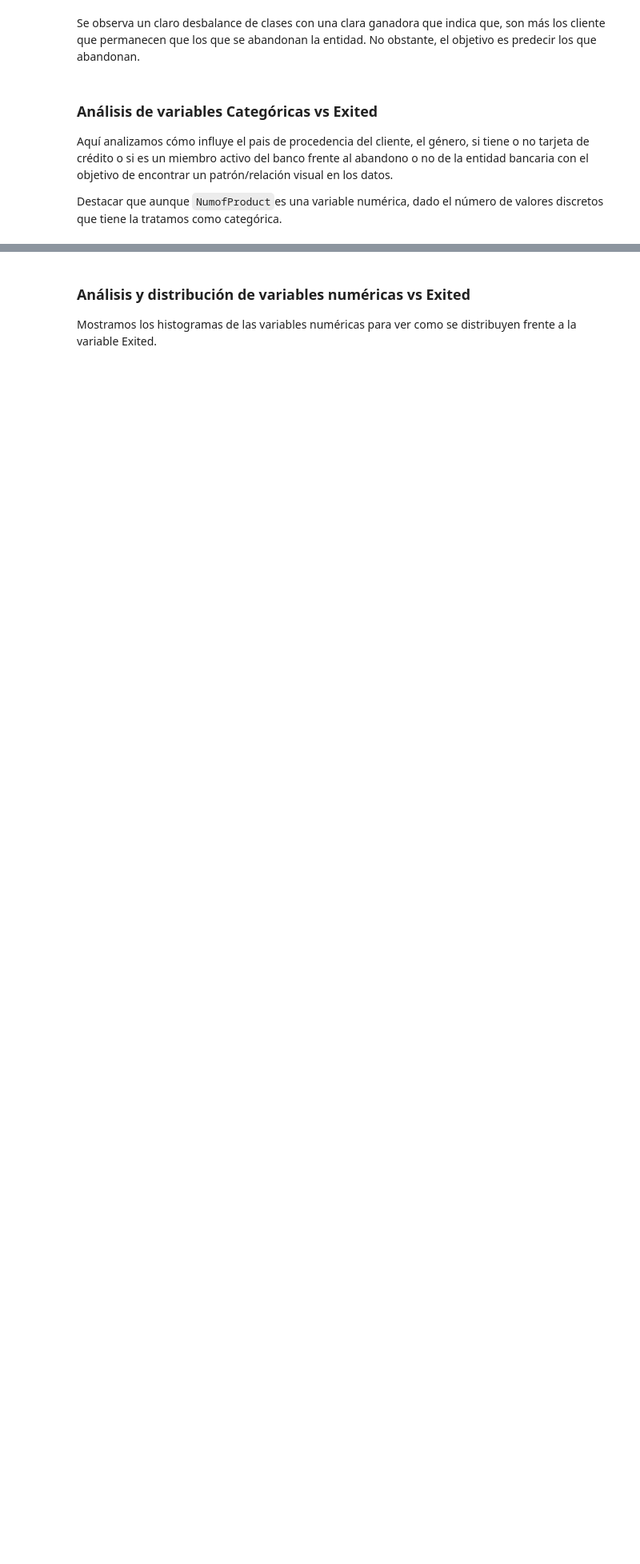
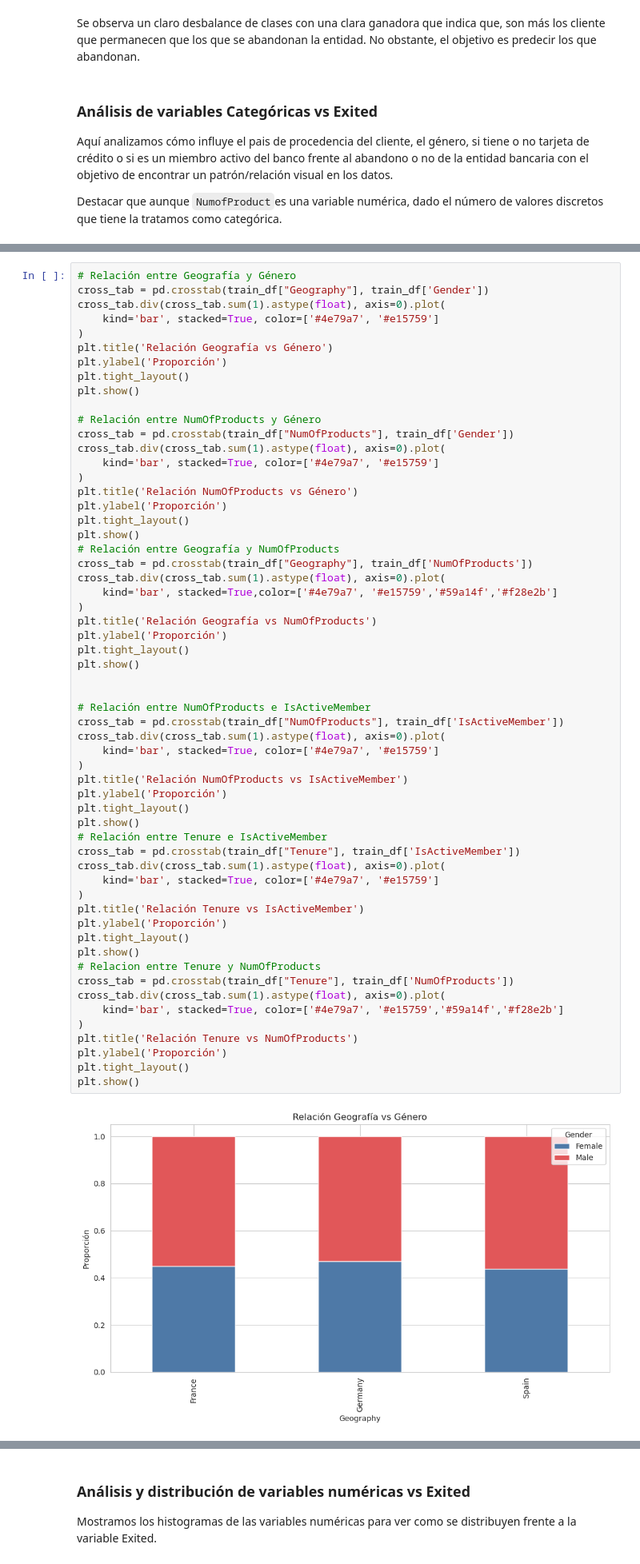
Before and after one commit to vidaldominguez/cdaa-customer-churn, a Jupyter notebook: customer_churn_eda.ipynb, the cells around one changed output, grey strips where cells are left out. Shown at 80% size. Drawn from its saved outputs; the diff is of its cells as text; blank space fills up the shorter version.

```diff
--- a/customer_churn_eda.ipynb
+++ b/customer_churn_eda.ipynb
@@ -259,3 +304,63 @@ Male    83.508212  16.491788
 3.0            19.672131   80.327869
 4.0             0.000000  100.000000
 [figure]
+# %%
+# Relación entre Geografía y Género
+cross_tab = pd.crosstab(train_df["Geography"], train_df['Gender'])
+cross_tab.div(cross_tab.sum(1).astype(float), axis=0).plot(
+    kind='bar', stacked=True, color=['#4e79a7', '#e15759']
+)
+plt.title('Relación Geografía vs Género')
+plt.ylabel('Proporción')
+plt.tight_layout()
+plt.show()
+
+# Relación entre NumOfProducts y Género
+cross_tab = pd.crosstab(train_df["NumOfProducts"], train_df['Gender'])
+cross_tab.div(cross_tab.sum(1).astype(float), axis=0).plot(
+    kind='bar', stacked=True, color=['#4e79a7', '#e15759']
+)
+plt.title('Relación NumOfProducts vs Género')
+plt.ylabel('Proporción')
+plt.tight_layout()
+plt.show()
+# Relación entre Geografía y NumOfProducts
+cross_tab = pd.crosstab(train_df["Geography"], train_df['NumOfProducts'])
+cross_tab.div(cross_tab.sum(1).astype(float), axis=0).plot(
+    kind='bar', stacked=True,color=['#4e79a7', '#e15759','#59a14f','#f28e2b']
+)
+plt.title('Relación Geografía vs NumOfProducts')
+plt.ylabel('Proporción')
+plt.tight_layout()
+plt.show()
+
+
+# Relación entre NumOfProducts e IsActiveMember
+cross_tab = pd.crosstab(train_df["NumOfProducts"], train_df['IsActiveMember'])
+cross_tab.div(cross_tab.sum(1).astype(float), axis=0).plot(
+    kind='bar', stacked=True, color=['#4e79a7', '#e15759']
+)
+plt.title('Relación NumOfProducts vs IsActiveMember')
+plt.ylabel('Proporción')
+plt.tight_layout()
+plt.show()
+# Relación entre Tenure e IsActiveMember
+cross_tab = pd.crosstab(train_df["Tenure"], train_df['IsActiveMember'])
+cross_tab.div(cross_tab.sum(1).astype(float), axis=0).plot(
+    kind='bar', stacked=True, color=['#4e79a7', '#e15759']
+)
+plt.title('Relación Tenure vs IsActiveMember')
+plt.ylabel('Proporción')
+plt.tight_layout()
+plt.show()
+# Relacion entre Tenure y NumOfProducts
+cross_tab = pd.crosstab(train_df["Tenure"], train_df['NumOfProducts'])
+cross_tab.div(cross_tab.sum(1).astype(float), axis=0).plot(
+    kind='bar', stacked=True, color=['#4e79a7', '#e15759','#59a14f','#f28e2b']
+)
+plt.title('Relación Tenure vs NumOfProducts')
+plt.ylabel('Proporción')
+plt.tight_layout()
+plt.show()
+# %% [output]
+[figure, added]
```
Also changed, not shown: parts of 15 cells of this notebook.
